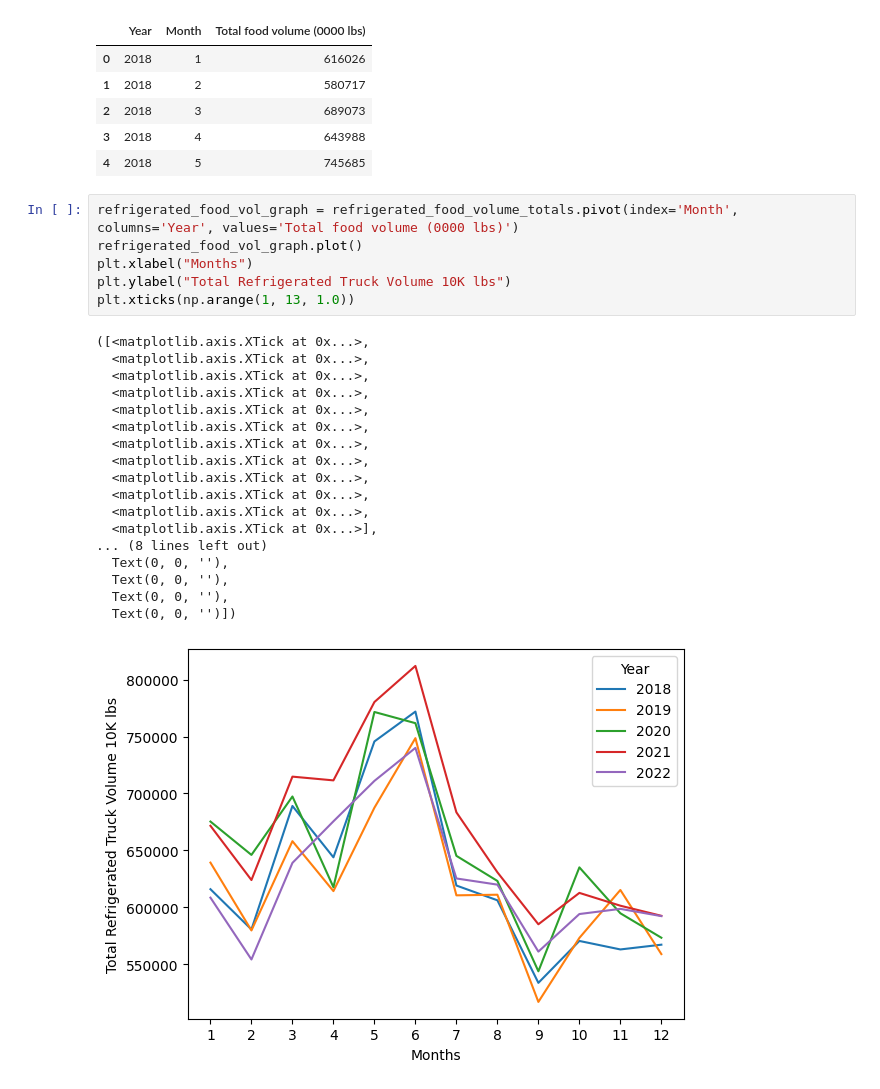
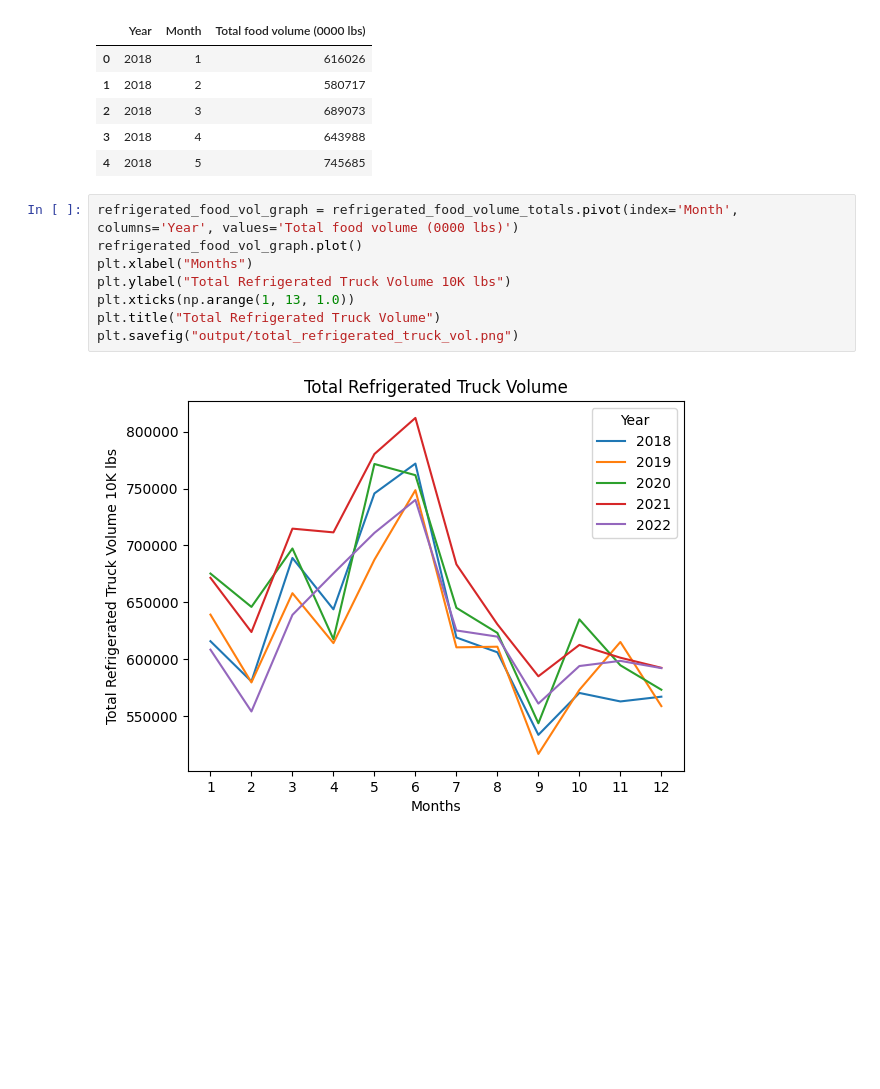
Before and after one commit to ajoyg/covid19_food_prod_impact, a Jupyter notebook: food_production_analysis/Food_transport_viz.ipynb, the cells around one changed output. Cells and saved outputs as stored; diff of their text form; blank space fills up the shorter version.

```diff
--- a/food_production_analysis/Food_transport_viz.ipynb
+++ b/food_production_analysis/Food_transport_viz.ipynb
@@ -60,25 +56,10 @@ refrigerated_food_volume_totals.head()
 # %%
 refrigerated_food_vol_graph = refrigerated_food_volume_totals.pivot(index='Month', columns='Year', values='Total food volume (0000 lbs)')
 refrigerated_food_vol_graph.plot()
 plt.xlabel("Months")
 plt.ylabel("Total Refrigerated Truck Volume 10K lbs")
 plt.xticks(np.arange(1, 13, 1.0))
+plt.title("Total Refrigerated Truck Volume")
+plt.savefig("output/total_refrigerated_truck_vol.png")
 # %% [output]
-([<matplotlib.axis.XTick at 0x...>,
-  <matplotlib.axis.XTick at 0x...>,
-  <matplotlib.axis.XTick at 0x...>,
-  <matplotlib.axis.XTick at 0x...>,
-  <matplotlib.axis.XTick at 0x...>,
-  <matplotlib.axis.XTick at 0x...>,
-  <matplotlib.axis.XTick at 0x...>,
-  <matplotlib.axis.XTick at 0x...>,
-  <matplotlib.axis.XTick at 0x...>,
-  <matplotlib.axis.XTick at 0x...>,
-  <matplotlib.axis.XTick at 0x...>,
-  <matplotlib.axis.XTick at 0x...>],
-... (8 lines left out)
-  Text(0, 0, ''),
-  Text(0, 0, ''),
-  Text(0, 0, ''),
-  Text(0, 0, '')])
-[figure, old version]
+[figure, new version]
```
Also changed, not shown: parts of 2 cells of this notebook, 16 other files.
